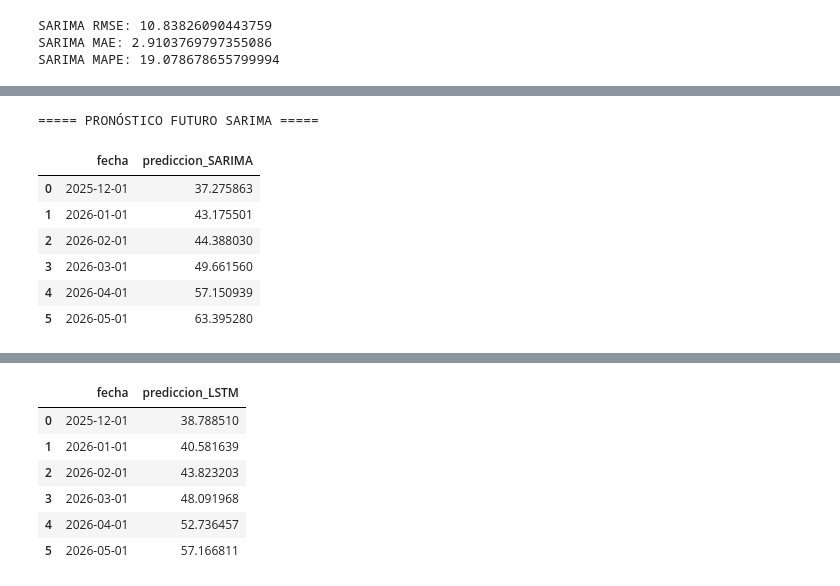
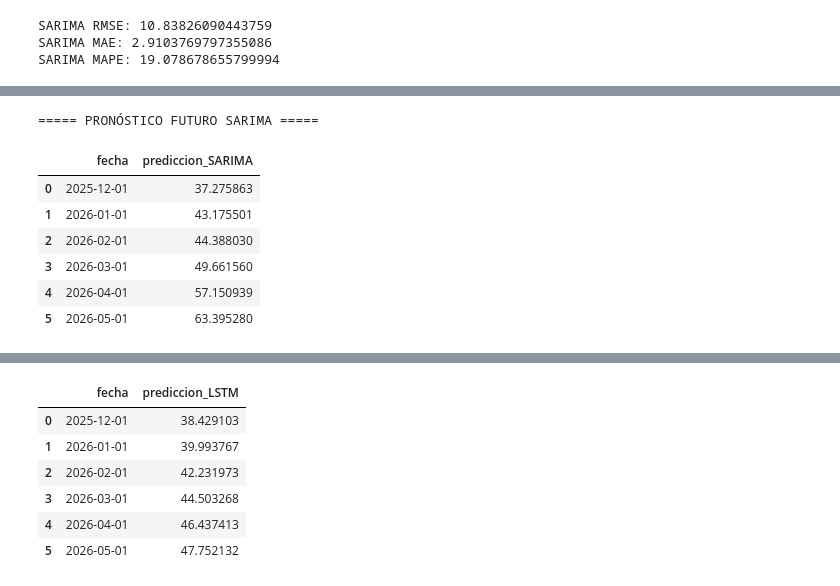
Before and after one commit to priscilacervantes25/examenfinal_modelos, a Jupyter notebook: pred.ipynb, the cells around one changed output, grey strips where cells are left out. Drawn from its saved outputs; the diff is of its cells as text; code cells hidden in the pictures.

```diff
--- a/pred.ipynb
+++ b/pred.ipynb
@@ -304,10 +310,5 @@ array([38.78851042, 40.58163901, 43.82320259, 48.09196796, 52.73645695,
 # %%
-# pronósticos con 5 meses de ambos modelos
-
-import pandas as pd
-import numpy as np
-import plotly.express as px
-
+# pronósticos con 6 meses de ambos modelos
 
 future_steps = 6  # dic 2025 a mayo 2026
 
@@ -319,7 +320,7 @@ future_dates = pd.date_range(
     freq="MS"
 )
 
-#arima
+#sarima
 future_pred_sarima = sarima_fit.forecast(steps=future_steps)
 future_pred_sarima = np.array(future_pred_sarima).flatten()
 
@@ -360,7 +361,7 @@ df_comparacion = pd.DataFrame({
 fig = px.line(
     df_comparacion,
     x="fecha",
-    y=["ARIMA", "LSTM"],
+    y=["SARIMA", "LSTM"],
     title="Pronóstico Futuro (Dic 2025 → May 2026): SARIMA vs LSTM",
     markers=True
 )
@@ -384,9 +385,9 @@ fig.show()
 
 ===== PRONÓSTICO FUTURO LSTM =====
 |  | fecha | prediccion_LSTM |
-| 0 | 2025-12-01 | 38.788510 |
-| 1 | 2026-01-01 | 40.581639 |
-| 2 | 2026-02-01 | 43.823203 |
-| 3 | 2026-03-01 | 48.091968 |
-| 4 | 2026-04-01 | 52.736457 |
-| 5 | 2026-05-01 | 57.166811 |
+| 0 | 2025-12-01 | 38.429103 |
+| 1 | 2026-01-01 | 39.993767 |
+| 2 | 2026-02-01 | 42.231973 |
+| 3 | 2026-03-01 | 44.503268 |
+| 4 | 2026-04-01 | 46.437413 |
+| 5 | 2026-05-01 | 47.752132 |
```
Also changed, not shown: parts of 11 cells of this notebook, 4 other files.
